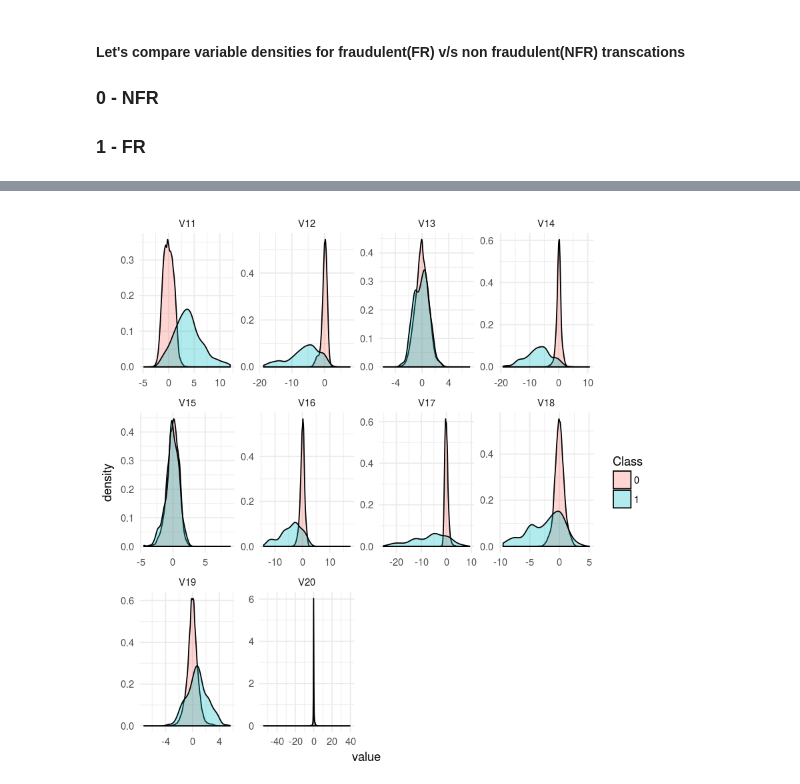
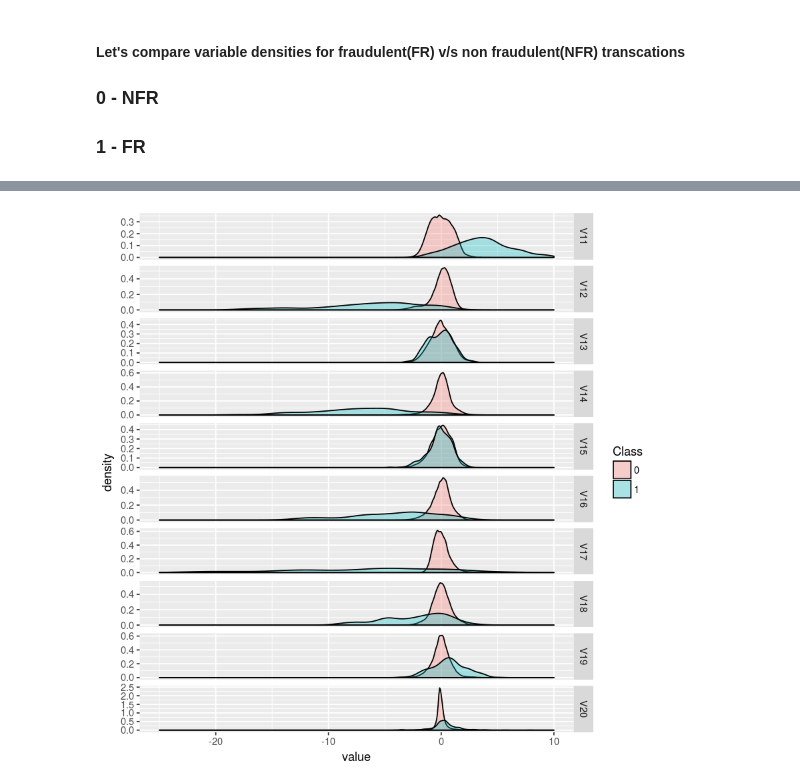
Before and after one commit to prajnak/ccfraud, a Jupyter notebook: kaggle-creditcard-fraud-dataset.ipynb, the cells around one changed output, grey strips where cells are left out. Drawn from its saved outputs; the diff is of its cells as text; code cells hidden in the pictures.

```diff
--- a/kaggle-creditcard-fraud-dataset.ipynb
+++ b/kaggle-creditcard-fraud-dataset.ipynb
@@ -43,5 +47,5 @@ options(mc.cores=detectCores())
 # %%
 unzip("creditcardfraud.zip")
 # %%
-ccdat = read.csv('creditcard.csv')
+ccdat = fread('creditcard.csv')
 # %% [output]
@@ -82,4 +78,4 @@ Looks like the 'Class' column is the only integer and everything else is numeric
 
 Let's convert Class to a factor (discrete levels)
 # %%
-ccdat$Class = as.factor(ccdat$Class)
+ccdat$Class %<>% as.factor
@@ -137,6 +113,6 @@ ccdat %>% select(Amount) %>% filter(Amount > 5000) %>% dim
 plotDens <- function(dff, idxs) {
     ggplot(dff[,idxs] %>% melt(id.vars=c('Class'))) +
     geom_density(aes(x=value, fill=Class), alpha = 0.3) +
-    facet_wrap(~variable, scales='free', shrink=F) + theme_minimal()
+    facet_grid(variable~., scales='free_y')+ xlim(-25,10)
 }
 # %%
@@ -146,3 +124,3 @@ plotDens(ccdat, c(2:11, 31))
 # %%
-plotDens(ccdat, c(12:21, 31))
+plotDens(ccdat %>% as.data.frame, c(12:21, 31))
 # %% [output]
@@ -149,2 +129,2 @@ plotDens(ccdat, c(12:21, 31))
-[figure, old version]
+[figure, new version]
 # %%
```
Also changed, not shown: parts of 29 cells of this notebook.
